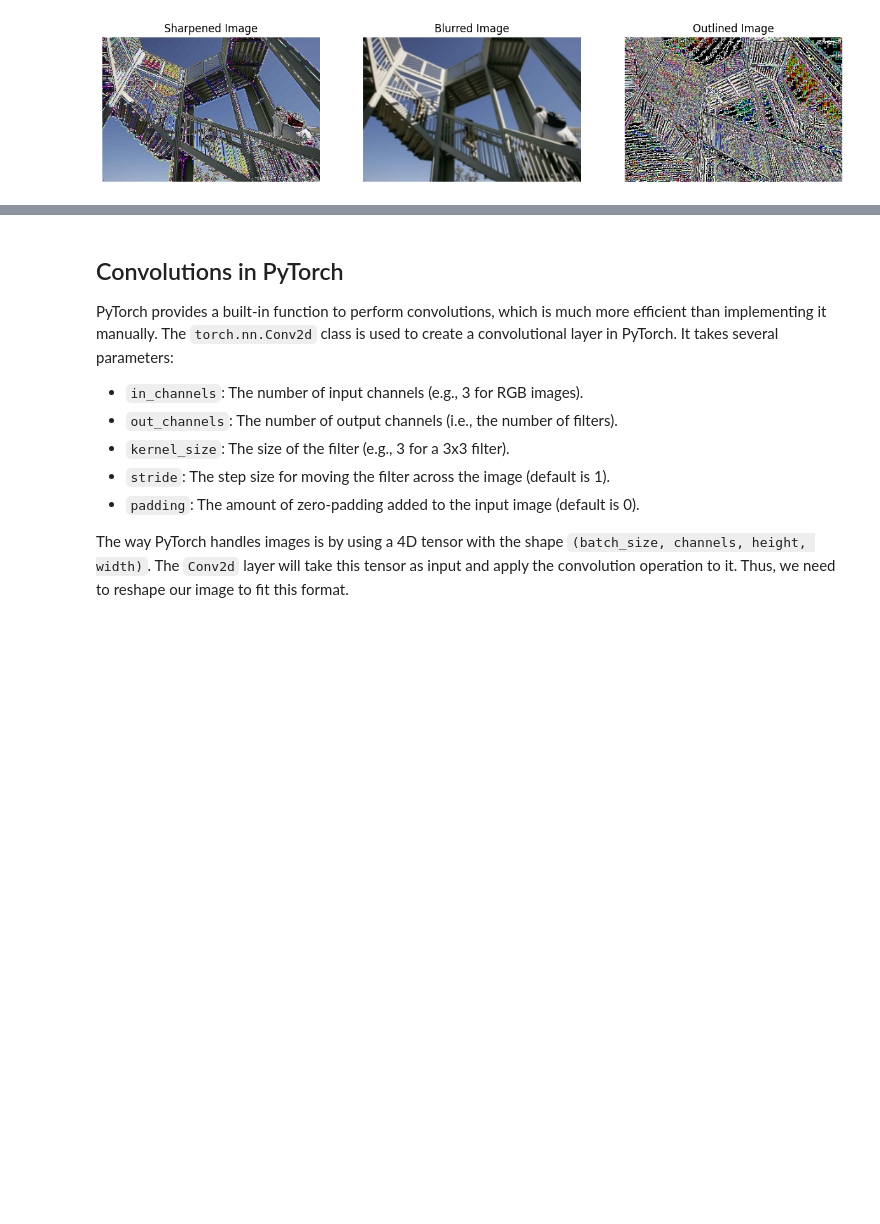
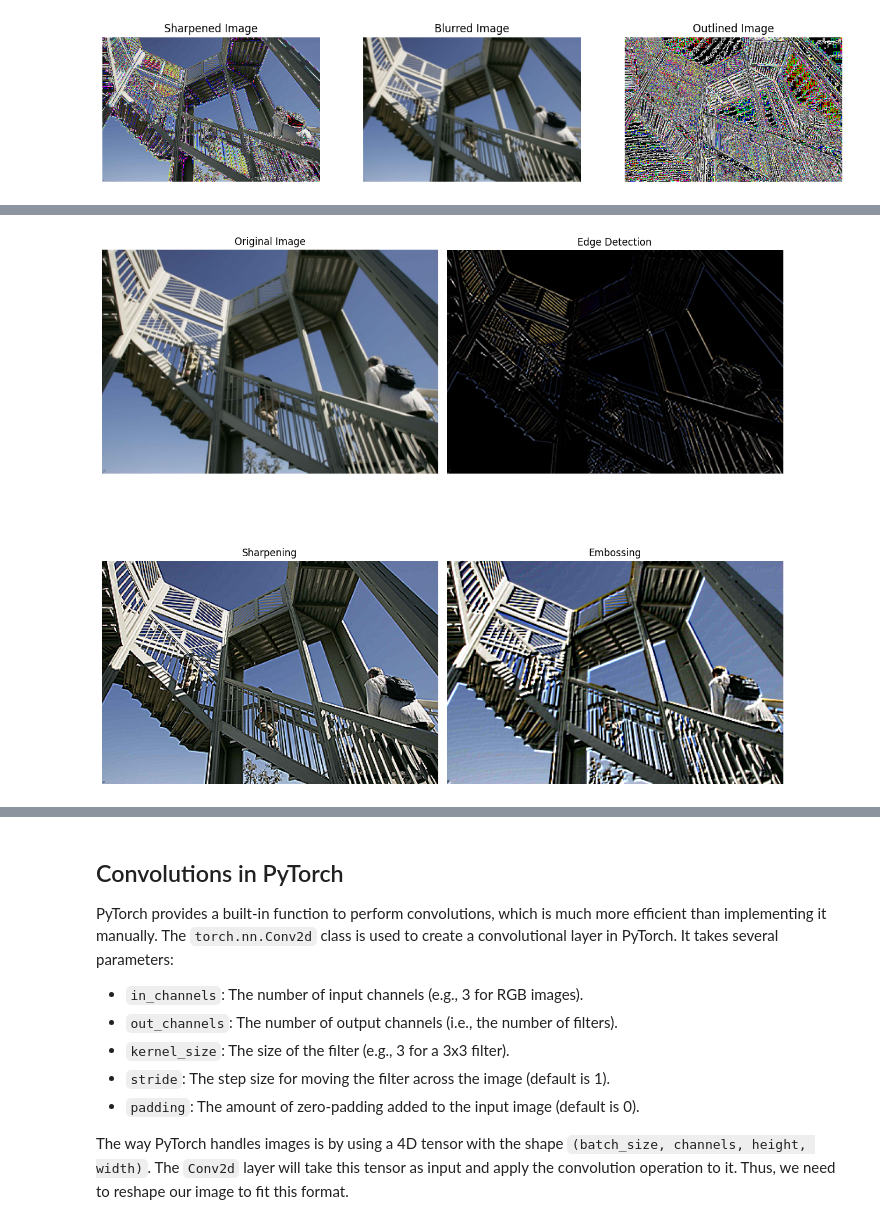
Before and after one commit to santiago2588/deep_learning_training, a Jupyter notebook: SE04_CA_Convolutional_Neural_Networks.ipynb, the cells around one changed output, grey strips where cells are left out. Drawn from its saved outputs; the diff is of its cells as text; code cells hidden in the pictures; blank space fills up the shorter version.

```diff
--- a/SE04_CA_Convolutional_Neural_Networks.ipynb
+++ b/SE04_CA_Convolutional_Neural_Networks.ipynb
@@ -18,3 +27,6 @@ torch.cuda.manual_seed(42)
 random.seed(42)
 torch.backends.cudnn.deterministic = True
 torch.backends.cudnn.benchmark = False
+
+checker = utils.core.ExerciseChecker("SE04")
+quizzer = utils.core.QuizManager("SE04")
@@ -225,0 +378,84 @@ plt.show()
+# %%
+# Exercise 2: Designing Convolutional Filters 🎯
+# In this exercise, you will implement common filters used in image processing and computer vision
+
+def apply_filter(image, kernel):
+    """Apply a convolutional filter to an image.
+
+    Args:
+        image (numpy.ndarray): Input image (grayscale or RGB)
+        kernel (numpy.ndarray): Convolutional kernel/filter
+
+    Returns:
+        numpy.ndarray: Filtered image
+    """
+    # Your code here: Use the convolve function we defined earlier
+    filtered_image = convolve(image, kernel)
+
+    # Clip values to be in valid range for images (0-255)
+    filtered_image = np.clip(filtered_image, 0, 255).astype(np.uint8)
+    return filtered_image
+
+# Design several common convolutional filters
+
+# 1. Edge detection filter (should highlight boundaries between different regions)
+edge_detection_kernel = np.array([
+    [1, 0, -1],
+    [0, 0, 0],
+    [-1, 0, 1]
+])
+
+# 2. Sharpening filter (should enhance details by increasing contrast)
+sharpen_kernel = np.array([
+    [0, -1, 0],
+    [-1, 5, -1],
+    [0, -1, 0]
+])
+
+# 3. Embossing filter (should give a 3D effect by highlighting edges with shadows)
+emboss_kernel = np.array([
+    [-2, -1, 0],
+    [-1, 1, 1],
+    [0, 1, 2]
+])
+
+# Load a test image - use the ascent image we loaded earlier
+test_image = np.array(asc_image)
+
+# Apply the filters to the test image
+edge_detect_image = apply_filter(test_image, edge_detection_kernel)
+sharpened_image = apply_filter(test_image, sharpen_kernel)
+embossed_image = apply_filter(test_image, emboss_kernel)
+
+# Display the results
+fig, axes = plt.subplots(2, 2, figsize=(12, 12))
+
+axes[0, 0].imshow(test_image)
+axes[0, 0].set_title("Original Image")
+axes[0, 0].axis('off')
+
+axes[0, 1].imshow(edge_detect_image)
+axes[0, 1].set_title("Edge Detection")
+axes[0, 1].axis('off')
+
+axes[1, 0].imshow(sharpened_image)
+axes[1, 0].set_title("Sharpening")
+axes[1, 0].axis('off')
+
+axes[1, 1].imshow(embossed_image)
+axes[1, 1].set_title("Embossing")
+axes[1, 1].axis('off')
+
+plt.tight_layout()
+plt.show()
+
+# ✅ Check your answer
+answer = {
+    'apply_filter': apply_filter,
+    'edge_detection_kernel': edge_detection_kernel,
+    'sharpen_kernel': sharpen_kernel,
+    'emboss_kernel': emboss_kernel
+}
+checker.check_exercise(2, answer)
+# %% [output]
+[figure, added]
```
Also changed, not shown: parts of 39 cells of this notebook, 8 other files.
